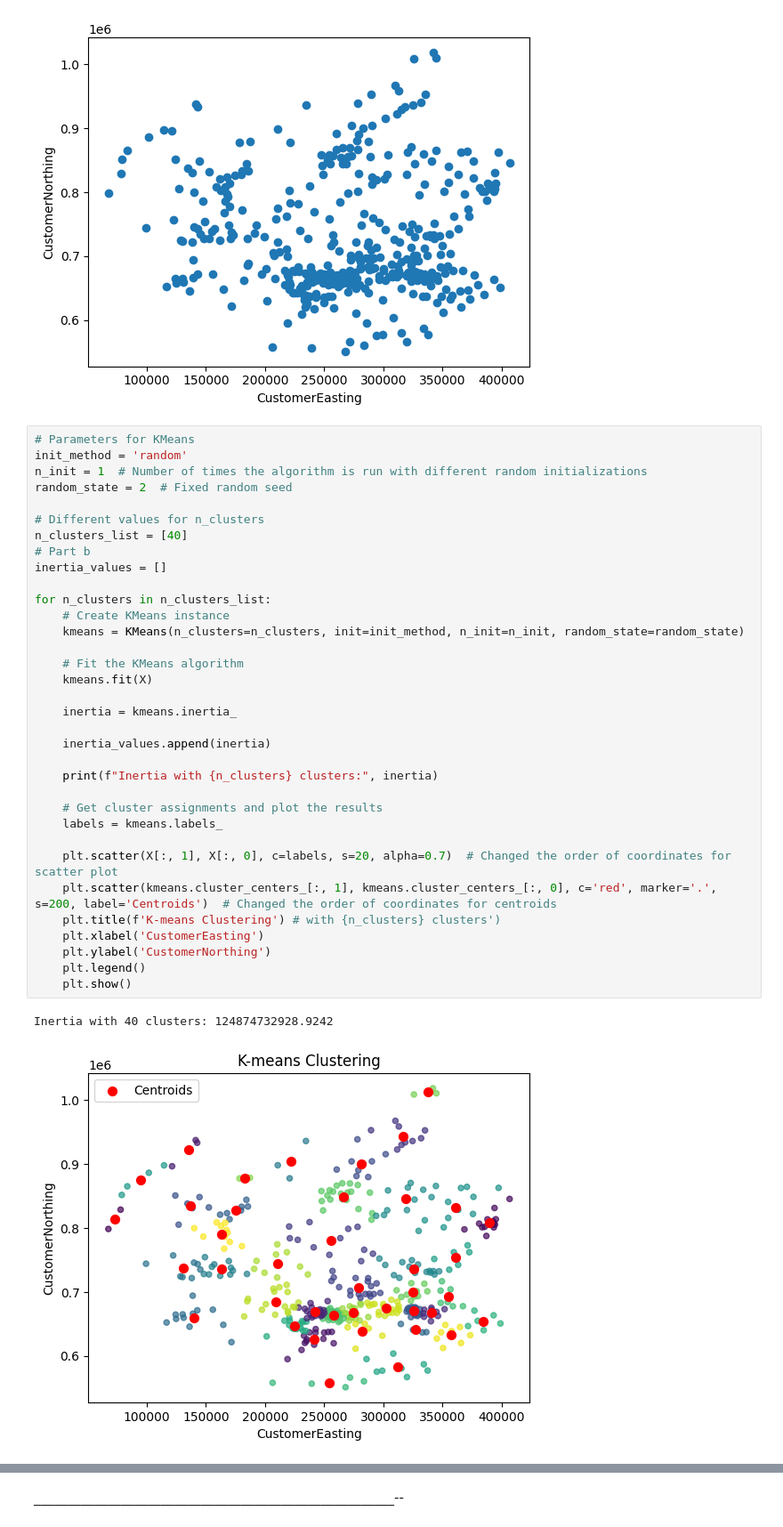
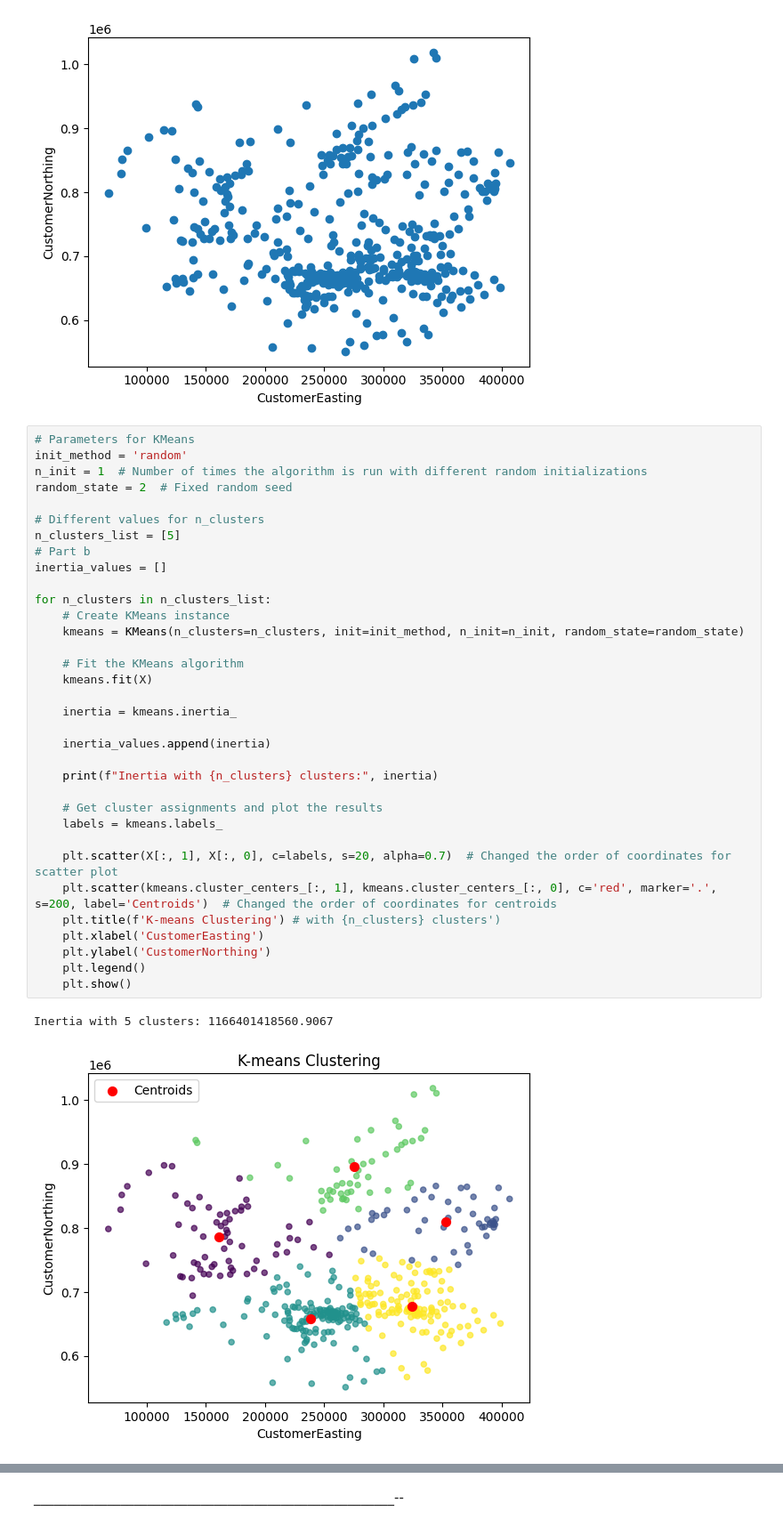
Before and after one commit to nicolastalia/risklog, a Jupyter notebook: assignment_1.ipynb, the cells around one changed output, grey strips where cells are left out. Shown at 89% size. Cells and saved outputs as stored; diff of their text form.

```diff
--- a/assignment_1.ipynb
+++ b/assignment_1.ipynb
@@ -37,34 +45,34 @@ n_init = 1  # Number of times the algorithm is run with different random initial
 random_state = 2  # Fixed random seed
 
 # Different values for n_clusters
-n_clusters_list = [40]
+n_clusters_list = [5]
 # Part b
 inertia_values = []
 
 for n_clusters in n_clusters_list:
     # Create KMeans instance
     kmeans = KMeans(n_clusters=n_clusters, init=init_method, n_init=n_init, random_state=random_state)
 
     # Fit the KMeans algorithm
     kmeans.fit(X)
 
     inertia = kmeans.inertia_
 
     inertia_values.append(inertia)
 
     print(f"Inertia with {n_clusters} clusters:", inertia)
 
     # Get cluster assignments and plot the results
     labels = kmeans.labels_
 
     plt.scatter(X[:, 1], X[:, 0], c=labels, s=20, alpha=0.7)  # Changed the order of coordinates for scatter plot
     plt.scatter(kmeans.cluster_centers_[:, 1], kmeans.cluster_centers_[:, 0], c='red', marker='.', s=200, label='Centroids')  # Changed the order of coordinates for centroids
     plt.title(f'K-means Clustering') # with {n_clusters} clusters')
     plt.xlabel('CustomerEasting')
     plt.ylabel('CustomerNorthing')
     plt.legend()
     plt.show()
 # %% [output]
-Inertia with 40 clusters: 124874732928.9242
+Inertia with 5 clusters: 1166401418560.9067
-[figure, old version]
+[figure, new version]
 # %%
```
Also changed, not shown: parts of 7 cells of this notebook.
